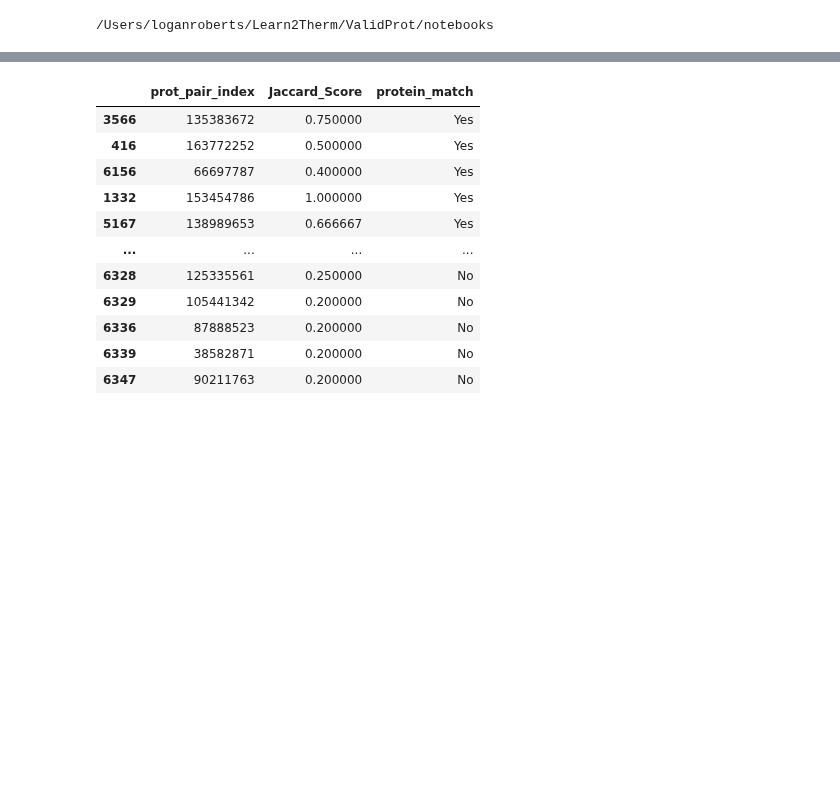
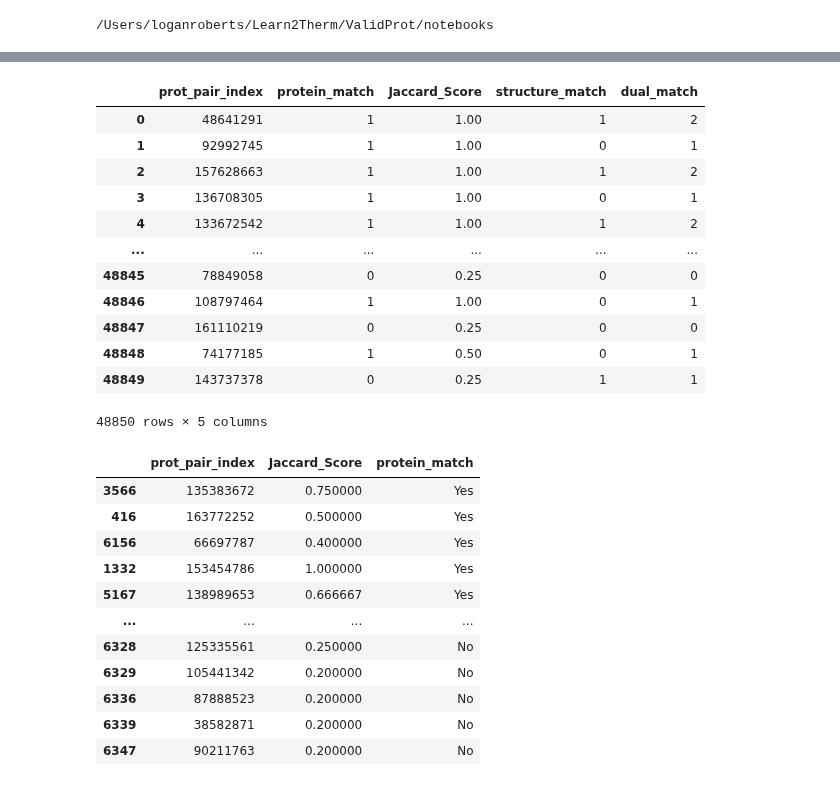
Before and after one commit to learn2therm/PairProphet, a Jupyter notebook: notebooks/iFeature_feature_selection.ipynb, the cells around one changed output, grey strips where cells are left out. Saved outputs shown, nothing was run; the diff lists cells and outputs as text; code cells hidden in the pictures; blank space fills up the shorter version.

```diff
--- a/notebooks/iFeature_feature_selection.ipynb
+++ b/notebooks/iFeature_feature_selection.ipynb
@@ -201,2 +201,2 @@ target = pd.read_csv('protein_match_6k.csv')
 # %%
-df
+target=target.drop(columns=['Unnamed: 0'])
@@ -216,0 +203,3 @@ df
+# %%
+target['protein_match'] = target['protein_match'].map({'Yes': 1, 'No': 0})
+target
@@ -216,0 +220,2 @@ df
+# %%
+target['structure_match'] = np.random.randint(2, size=len(target))
@@ -217,3 +238,21 @@ df
+# %%
+target['dual_match'] = target['protein_match'] + target['structure_match']
+# %%
+target
+# %% [output]
+|  | prot_pair_index | protein_match | Jaccard_Score | structure_match | dual_match |
+| 0 | 48641291 | 1 | 1.00 | 1 | 2 |
+| 1 | 92992745 | 1 | 1.00 | 0 | 1 |
+| 2 | 157628663 | 1 | 1.00 | 1 | 2 |
+| 3 | 136708305 | 1 | 1.00 | 0 | 1 |
+| 4 | 133672542 | 1 | 1.00 | 1 | 2 |
+| ... | ... | ... | ... | ... | ... |
+| 48845 | 78849058 | 0 | 0.25 | 0 | 0 |
+| 48846 | 108797464 | 1 | 1.00 | 0 | 1 |
+| 48847 | 161110219 | 0 | 0.25 | 0 | 0 |
+| 48848 | 74177185 | 1 | 0.50 | 0 | 1 |
+| 48849 | 143737378 | 0 | 0.25 | 1 | 1 |
+48850 rows × 5 columns
 # %%
 from sklearn.utils import resample
 
```
Also changed, not shown: parts of 4 cells of this notebook, 2 other files.
